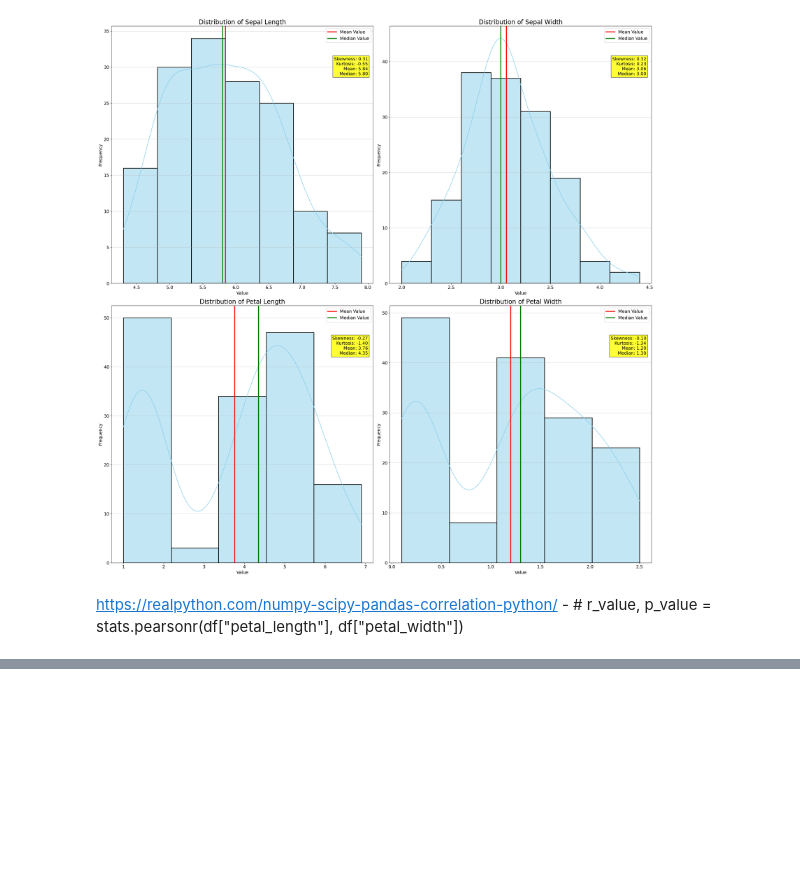
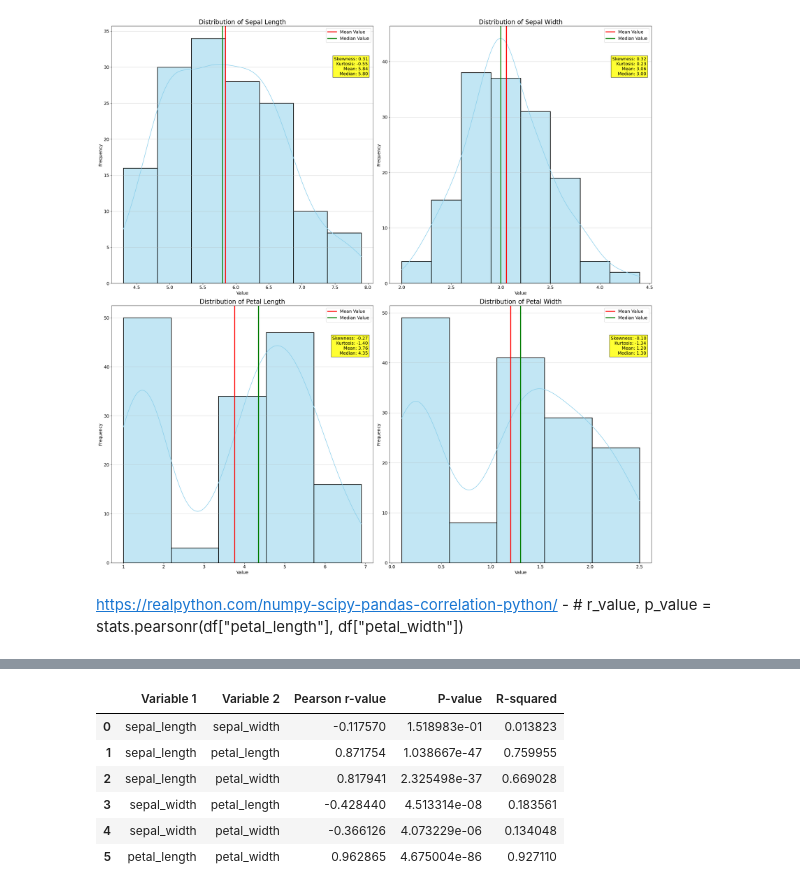
Before and after one commit to FDEgan/Iris_Project, a Jupyter notebook: Analysis.ipynb, the cells around one changed output, grey strips where cells are left out. Cells and saved outputs as stored; diff of their text form; code cells hidden in the pictures; blank space fills up the shorter version.

Commit message:
Added in some new variables and added in new text file outputs.

```diff
--- a/Analysis.ipynb
+++ b/Analysis.ipynb
@@ -882,0 +957,27 @@ https://realpython.com/numpy-scipy-pandas-correlation-python/ - # r_value, p_val
+# %%
+results = []
+for col1, col2 in column_combinations:
+    r_value, p_value = stats.pearsonr(numeric_df[col1], numeric_df[col2])
+    r_squared = r_value**2
+
+    results.append({
+        'Variable 1': col1,
+        'Variable 2': col2,
+        'Pearson r-value': r_value,
+        'P-value': p_value,
+        'R-squared': r_squared
+    })
+# %%
+# Create table
+result_df = pd.DataFrame(results)
+
+# Display table
+result_df
+# %% [output]
+|  | Variable 1 | Variable 2 | Pearson r-value | P-value | R-squared |
+| 0 | sepal_length | sepal_width | -0.117570 | 1.518983e-01 | 0.013823 |
+| 1 | sepal_length | petal_length | 0.871754 | 1.038667e-47 | 0.759955 |
+| 2 | sepal_length | petal_width | 0.817941 | 2.325498e-37 | 0.669028 |
+| 3 | sepal_width | petal_length | -0.428440 | 4.513314e-08 | 0.183561 |
+| 4 | sepal_width | petal_width | -0.366126 | 4.073229e-06 | 0.134048 |
+| 5 | petal_length | petal_width | 0.962865 | 4.675004e-86 | 0.927110 |
```
Also changed, not shown: parts of 9 cells of this notebook, 7 other files.
